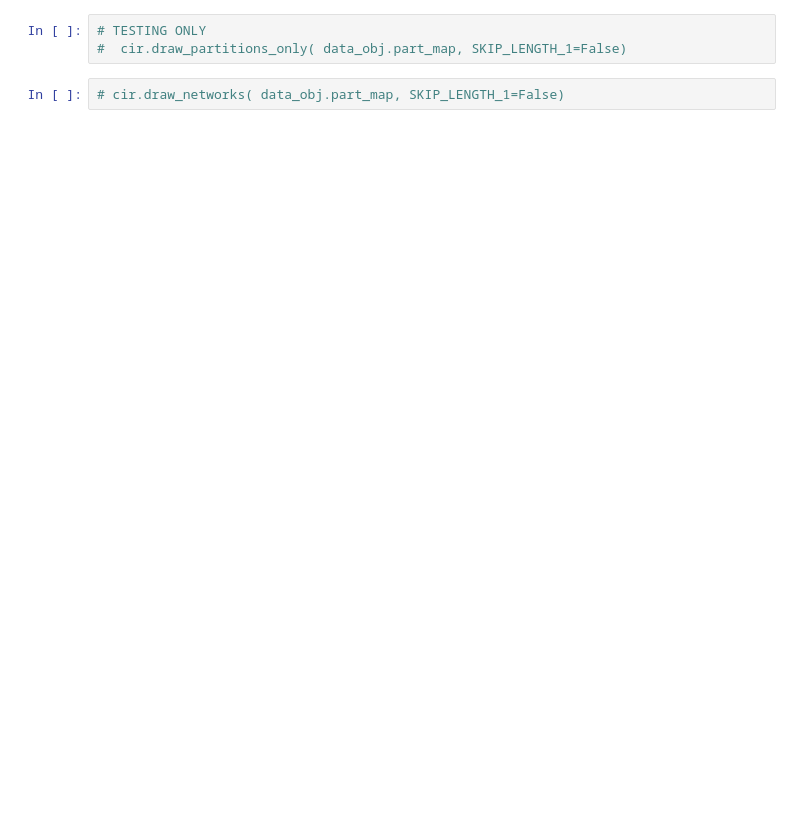
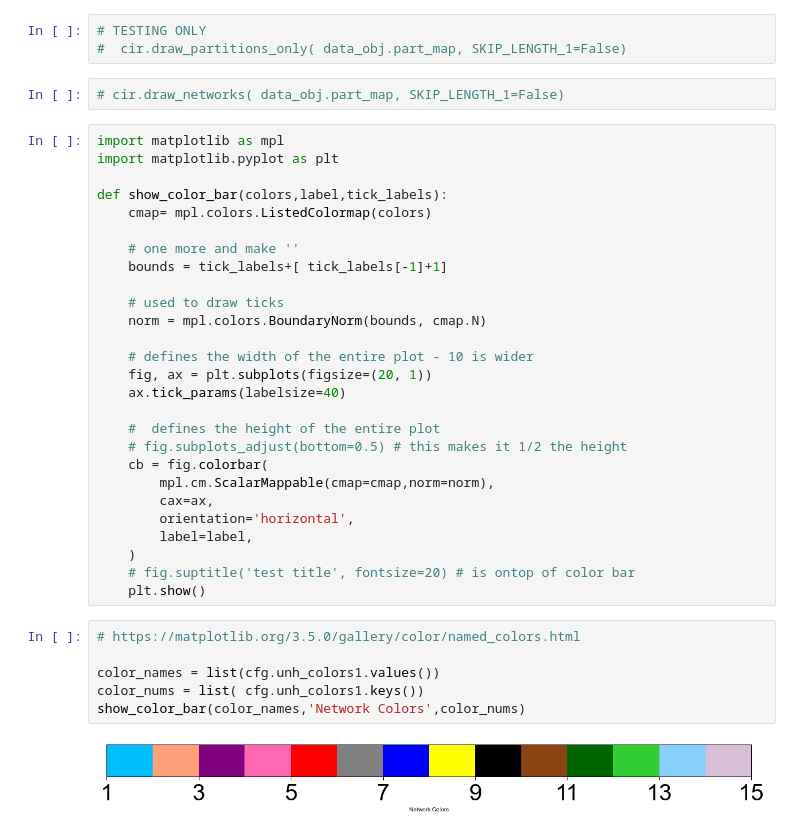
Before and after one commit to britzinger/unh_mod1.0, a Jupyter notebook: main.ipynb, the cells around one changed output. Drawn from its saved outputs; the diff is of its cells as text; blank space fills up the shorter version.

Commit message:
color bar changes and debug code

```diff
--- a/main.ipynb
+++ b/main.ipynb
@@ -439,3 +456,38 @@ def test_one_sheet():
 #  cir.draw_partitions_only( data_obj.part_map, SKIP_LENGTH_1=False)
 # %%
 # cir.draw_networks( data_obj.part_map, SKIP_LENGTH_1=False)
+# %%
+import matplotlib as mpl
+import matplotlib.pyplot as plt
+
+def show_color_bar(colors,label,tick_labels):
+    cmap= mpl.colors.ListedColormap(colors)
+
+    # one more and make ''
+    bounds = tick_labels+[ tick_labels[-1]+1]
+
+    # used to draw ticks
+    norm = mpl.colors.BoundaryNorm(bounds, cmap.N)
+
+    # defines the width of the entire plot - 10 is wider
+    fig, ax = plt.subplots(figsize=(20, 1))
+    ax.tick_params(labelsize=40)
+
+    #  defines the height of the entire plot
+    # fig.subplots_adjust(bottom=0.5) # this makes it 1/2 the height
+    cb = fig.colorbar(
+        mpl.cm.ScalarMappable(cmap=cmap,norm=norm),
+        cax=ax,
+        orientation='horizontal',
+        label=label,
+    )
+    # fig.suptitle('test title', fontsize=20) # is ontop of color bar
+    plt.show()
+# %%
+# https://matplotlib.org/3.5.0/gallery/color/named_colors.html
+
+color_names = list(cfg.unh_colors1.values())
+color_nums = list( cfg.unh_colors1.keys())
+show_color_bar(color_names,'Network Colors',color_nums)
+# %% [output]
+[figure, added]
```
Also changed, not shown: parts of 5 cells of this notebook, 3 other files.
